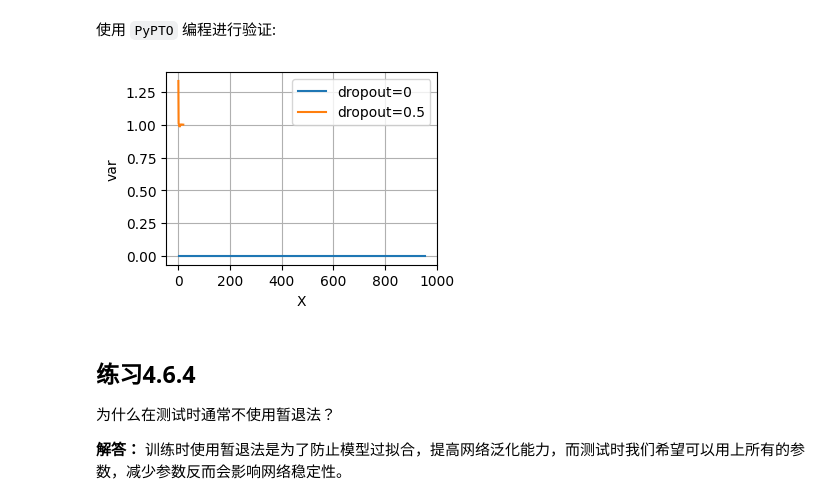
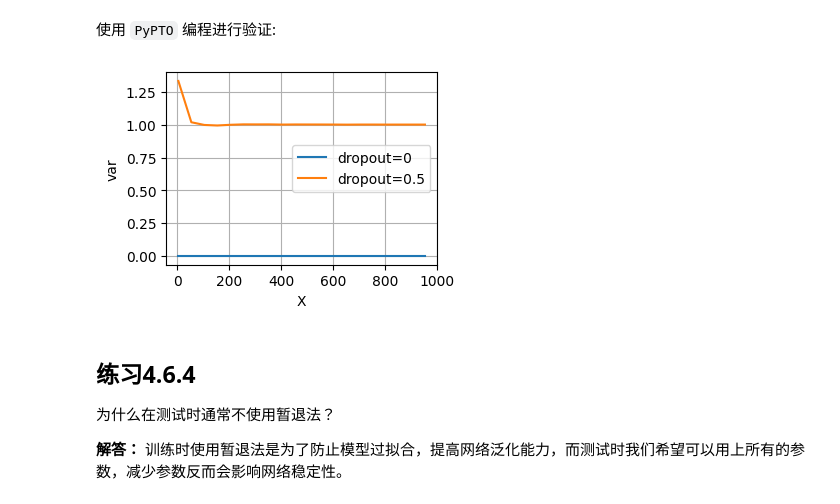
Before and after one commit to hicann/cann-learning-hub, a Jupyter notebook: contrib/tutorials/d2l_ai_pypto/04_pypto_multilayer_perceptrons/answers/04.06_reference_answer.ipynb, the cells around one changed output. Saved outputs shown, nothing was run; the diff lists cells and outputs as text; code cells hidden in the pictures.

```diff
--- a/contrib/tutorials/d2l_ai_pypto/04_pypto_multilayer_perceptrons/answers/04.06_reference_answer.ipynb
+++ b/contrib/tutorials/d2l_ai_pypto/04_pypto_multilayer_perceptrons/answers/04.06_reference_answer.ipynb
@@ -391,37 +427,35 @@ d2l.plt.ylabel("var")
 # %%
 import matplotlib.pyplot as plt
 from src.utils import plot
 # import见4.6.1
 def dropout_layer(X, dropout):
     assert 0 <= dropout <= 1
     if dropout == 1:
         return torch.zeros_like(X)
     if dropout == 0:
         return X
     mask = (torch.rand(X.shape, device=X.device) > dropout).float()
     return mask * X / (1.0 - dropout)
 
 dropout0 = dropout_layer(torch.ones(1, dtype=torch.float32), 0)
 dropout0d5 = dropout_layer(torch.ones(1, dtype=torch.float32), 0.5)
 var_dropout0d5 = torch.empty(1)
 var_dropout0 = torch.empty(1)
 for _ in range(1000):
     dropout0d5 = torch.cat([dropout0d5, dropout_layer(
         torch.ones(1, dtype=torch.float32), 0.5)])
     dropout0 = torch.cat([dropout0, dropout_layer(
         torch.ones(1, dtype=torch.float32), 0)])
     var_dropout0d5 = torch.cat([var_dropout0d5,
         torch.var(dropout0d5).reshape(1)])
     var_dropout0 = torch.cat([var_dropout0,
         torch.var(dropout0).reshape(1)])
 
 plot(torch.arange(2, 1003)[2:-1:50],
          [var_dropout0.detach()[2:-1:50], var_dropout0d5.detach()[2:-1:50]],
-         legend=['dropout=0', 'dropout=0.5'])
-plt.xlabel("X");
-plt.ylabel("var");
+         'X', 'var', legend=['dropout=0', 'dropout=0.5'])
 # %% [output]
-[figure, old version]
+[figure, new version]
 # %% [markdown]
 ## 练习4.6.4
 
```
Also changed, not shown: parts of 19 cells of this notebook, 21 other files.
